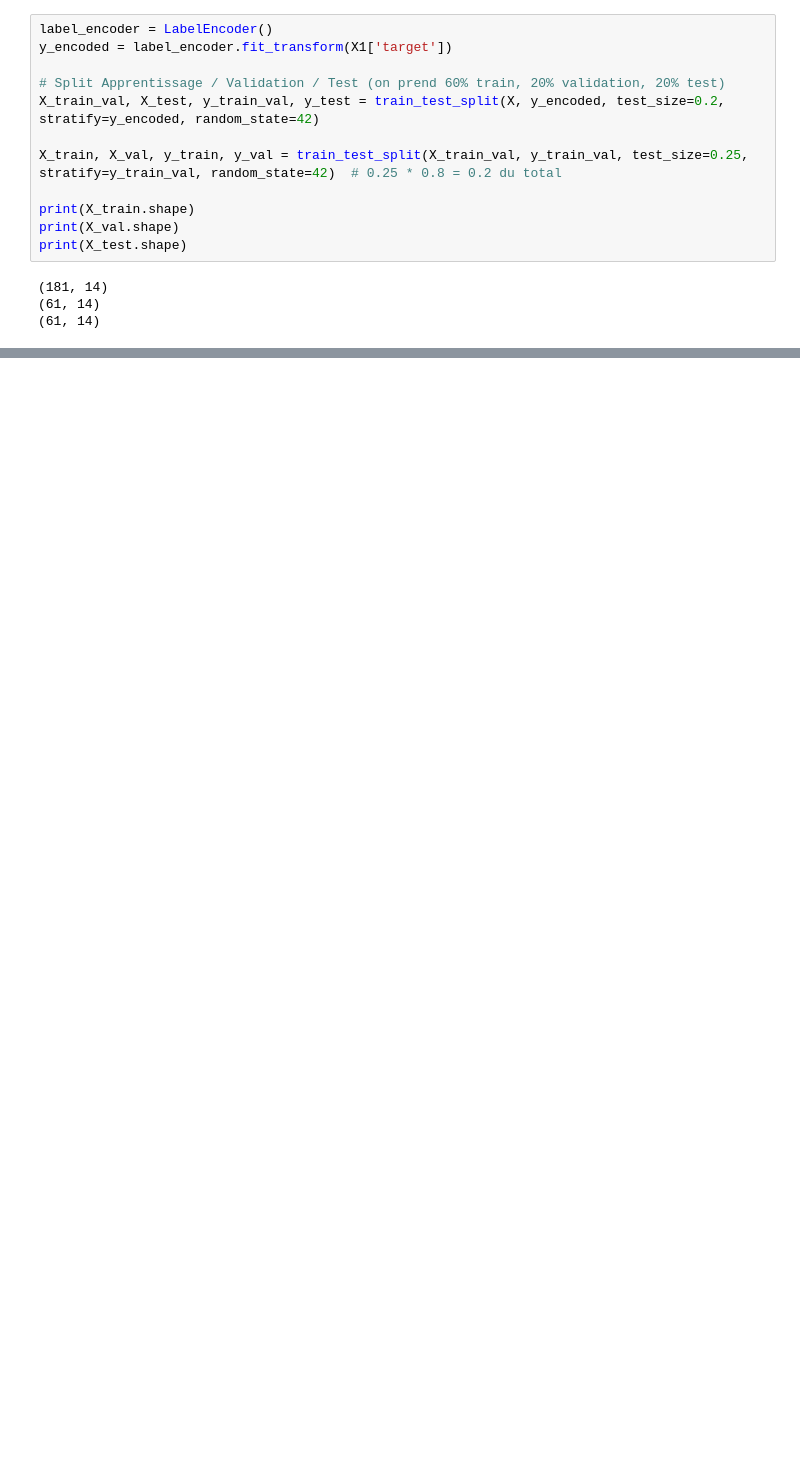
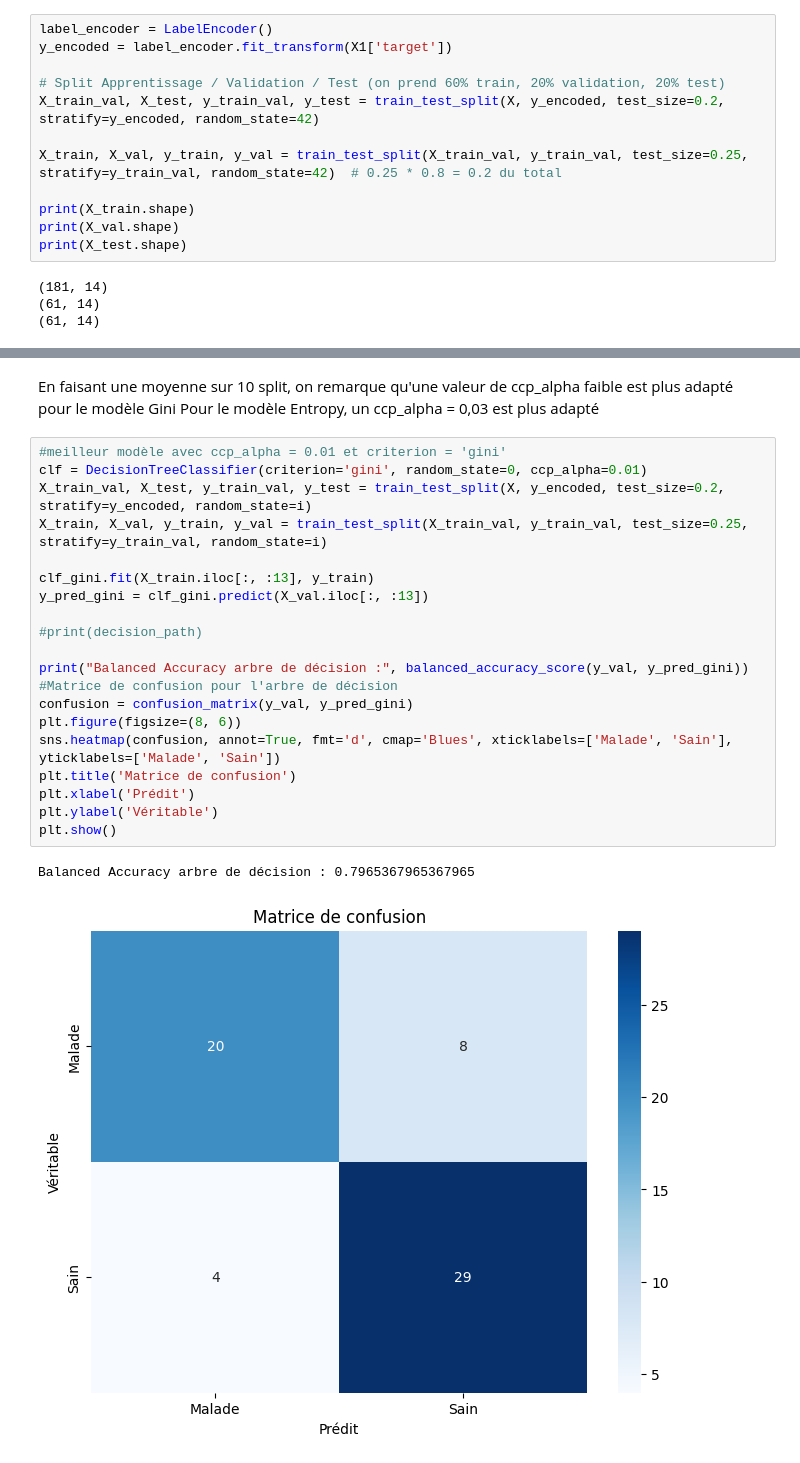
Before and after one commit to prichert17/Apprentissage_automatique_arbre_decision, a Jupyter notebook: main.ipynb, the cells around one changed output, grey strips where cells are left out. Saved outputs shown, nothing was run; the diff lists cells and outputs as text; blank space fills up the shorter version.

```diff
--- a/main.ipynb
+++ b/main.ipynb
@@ -243,0 +324,26 @@ plt.show()
+# %% [markdown]
+En faisant une moyenne sur 10 split, on remarque qu'une valeur de ccp_alpha faible est plus adapté pour le modèle Gini
+Pour le modèle Entropy, un ccp_alpha = 0,03 est plus adapté
+# %%
+#meilleur modèle avec ccp_alpha = 0.01 et criterion = 'gini'
+clf = DecisionTreeClassifier(criterion='gini', random_state=0, ccp_alpha=0.01)
+X_train_val, X_test, y_train_val, y_test = train_test_split(X, y_encoded, test_size=0.2, stratify=y_encoded, random_state=i)
+X_train, X_val, y_train, y_val = train_test_split(X_train_val, y_train_val, test_size=0.25, stratify=y_train_val, random_state=i)
+
+clf_gini.fit(X_train.iloc[:, :13], y_train)
+y_pred_gini = clf_gini.predict(X_val.iloc[:, :13])
+
+#print(decision_path)
+
+print("Balanced Accuracy arbre de décision :", balanced_accuracy_score(y_val, y_pred_gini))
+#Matrice de confusion pour l'arbre de décision
+confusion = confusion_matrix(y_val, y_pred_gini)
+plt.figure(figsize=(8, 6))
+sns.heatmap(confusion, annot=True, fmt='d', cmap='Blues', xticklabels=['Malade', 'Sain'], yticklabels=['Malade', 'Sain'])
+plt.title('Matrice de confusion')
+plt.xlabel('Prédit')
+plt.ylabel('Véritable')
+plt.show()
+# %% [output]
+Balanced Accuracy arbre de décision : 0.7965367965367965
+[figure, added]
```
Also changed, not shown: parts of 3 cells of this notebook.
